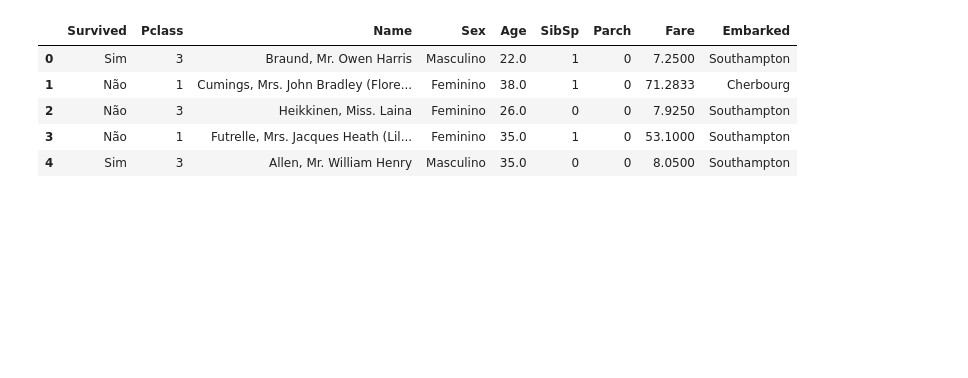
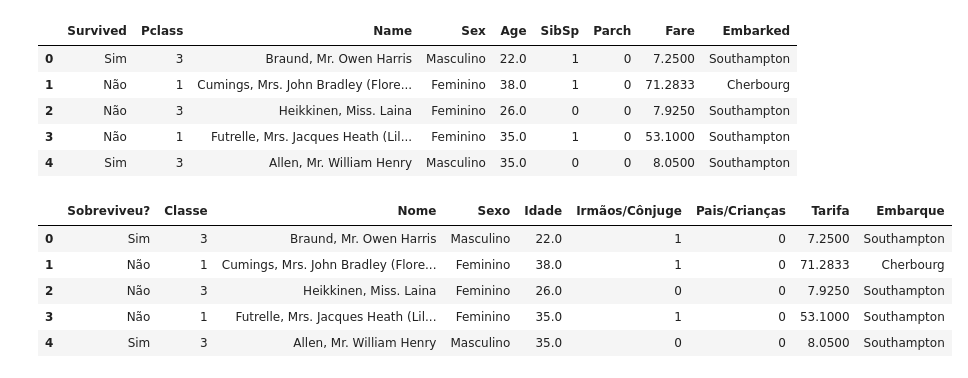
Before and after one commit to thiagosilva95/wreck-titanic, a Jupyter notebook: titanic.ipynb, the cells around one changed output. Cells and saved outputs as stored; diff of their text form; code cells hidden in the pictures; blank space fills up the shorter version.

```diff
--- a/titanic.ipynb
+++ b/titanic.ipynb
@@ -76,3 +74,14 @@ titanic.head()
 | 2 | Não | 3 | Heikkinen, Miss. Laina | Feminino | 26.0 | 0 | 0 | 7.9250 | Southampton |
 | 3 | Não | 1 | Futrelle, Mrs. Jacques Heath (Lil... | Feminino | 35.0 | 1 | 0 | 53.1000 | Southampton |
 | 4 | Sim | 3 | Allen, Mr. William Henry | Masculino | 35.0 | 0 | 0 | 8.0500 | Southampton |
+# %%
+# rename columns to portuguese
+titanic.columns = ['Sobreviveu?', 'Classe', 'Nome', 'Sexo', 'Idade', 'Irmãos/Cônjuge', 'Pais/Crianças', 'Tarifa', 'Embarque']
+titanic.head()
+# %% [output]
+|  | Sobreviveu? | Classe | Nome | Sexo | Idade | Irmãos/Cônjuge | Pais/Crianças | Tarifa | Embarque |
+| 0 | Sim | 3 | Braund, Mr. Owen Harris | Masculino | 22.0 | 1 | 0 | 7.2500 | Southampton |
+| 1 | Não | 1 | Cumings, Mrs. John Bradley (Flore... | Feminino | 38.0 | 1 | 0 | 71.2833 | Cherbourg |
+| 2 | Não | 3 | Heikkinen, Miss. Laina | Feminino | 26.0 | 0 | 0 | 7.9250 | Southampton |
+| 3 | Não | 1 | Futrelle, Mrs. Jacques Heath (Lil... | Feminino | 35.0 | 1 | 0 | 53.1000 | Southampton |
+| 4 | Sim | 3 | Allen, Mr. William Henry | Masculino | 35.0 | 0 | 0 | 8.0500 | Southampton |
```
Also changed, not shown: parts of 12 cells of this notebook.
